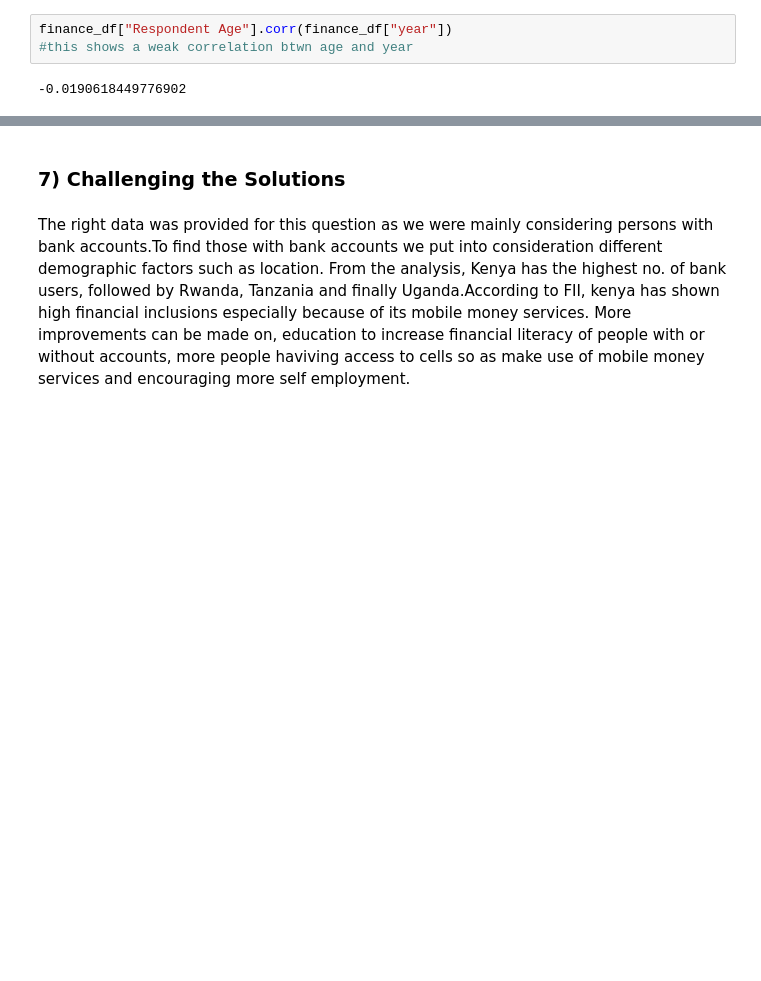
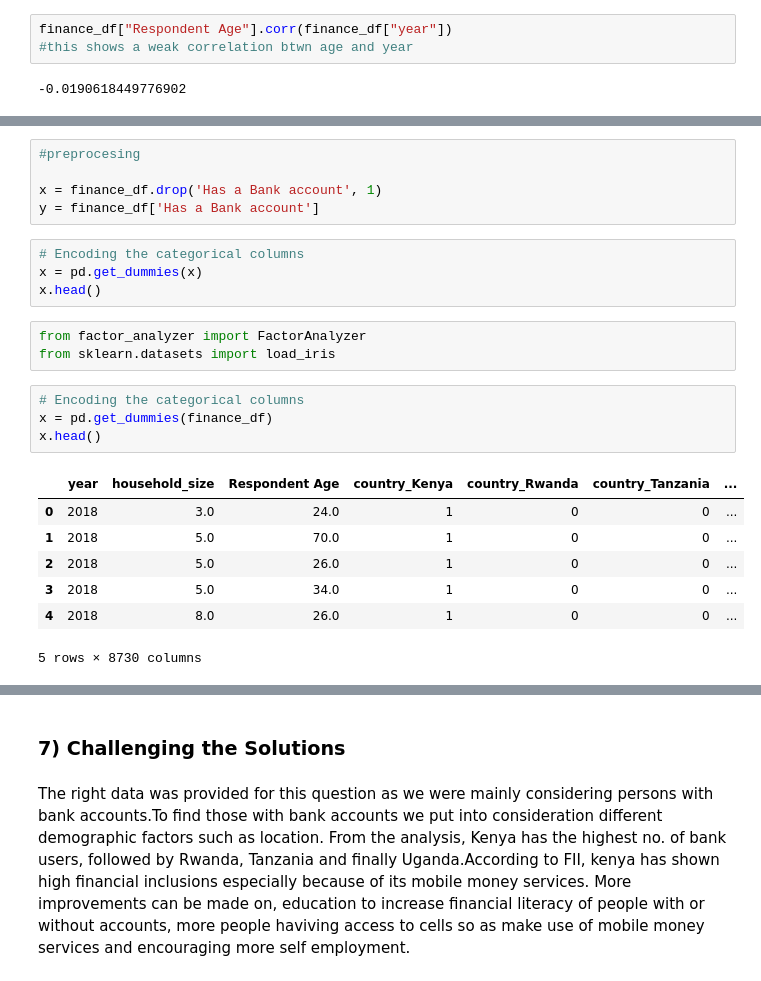
Before and after one commit to Gakori/Financial-inclusion, a Jupyter notebook: finance.ipynb, the cells around one changed output, grey strips where cells are left out. Cells and saved outputs as stored; diff of their text form; blank space fills up the shorter version.

```diff
--- a/finance.ipynb
+++ b/finance.ipynb
@@ -357,0 +426,24 @@ finance_df["Respondent Age"].corr(finance_df["year"])
+# %%
+#preprocesing
+
+x = finance_df.drop('Has a Bank account', 1)
+y = finance_df['Has a Bank account']
+# %%
+# Encoding the categorical columns
+x = pd.get_dummies(x)
+x.head()
+# %%
+from factor_analyzer import FactorAnalyzer
+from sklearn.datasets import load_iris
+# %%
+# Encoding the categorical columns
+x = pd.get_dummies(finance_df)
+x.head()
+# %% [output]
+|  | year | household_size | Respondent Age | country_Kenya | country_Rwanda | country_Tanzania | ... |
+| 0 | 2018 | 3.0 | 24.0 | 1 | 0 | 0 | ... |
+| 1 | 2018 | 5.0 | 70.0 | 1 | 0 | 0 | ... |
+| 2 | 2018 | 5.0 | 26.0 | 1 | 0 | 0 | ... |
+| 3 | 2018 | 5.0 | 34.0 | 1 | 0 | 0 | ... |
+| 4 | 2018 | 8.0 | 26.0 | 1 | 0 | 0 | ... |
+5 rows × 8730 columns
```
Also changed, not shown: parts of 24 cells of this notebook.
